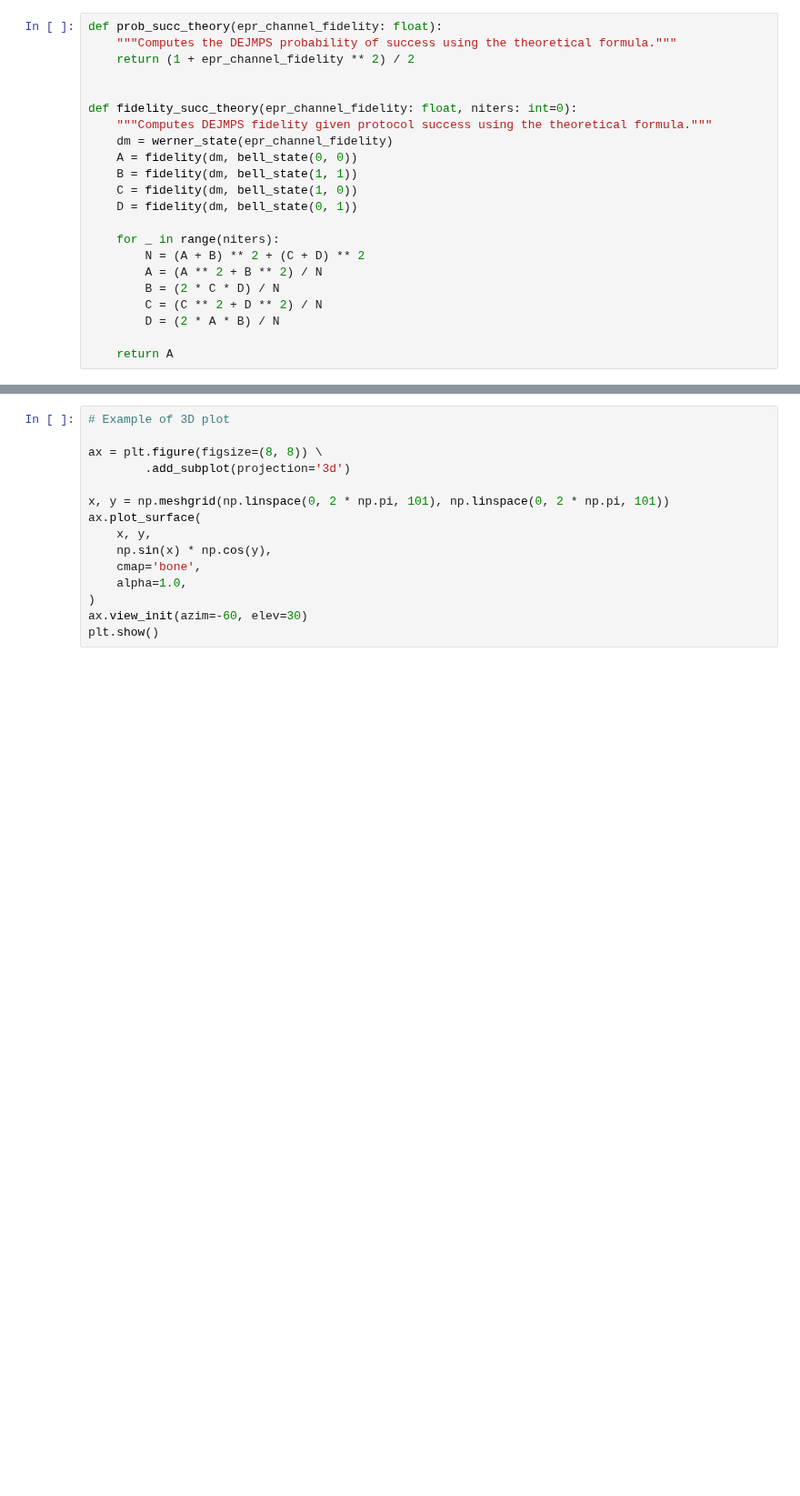
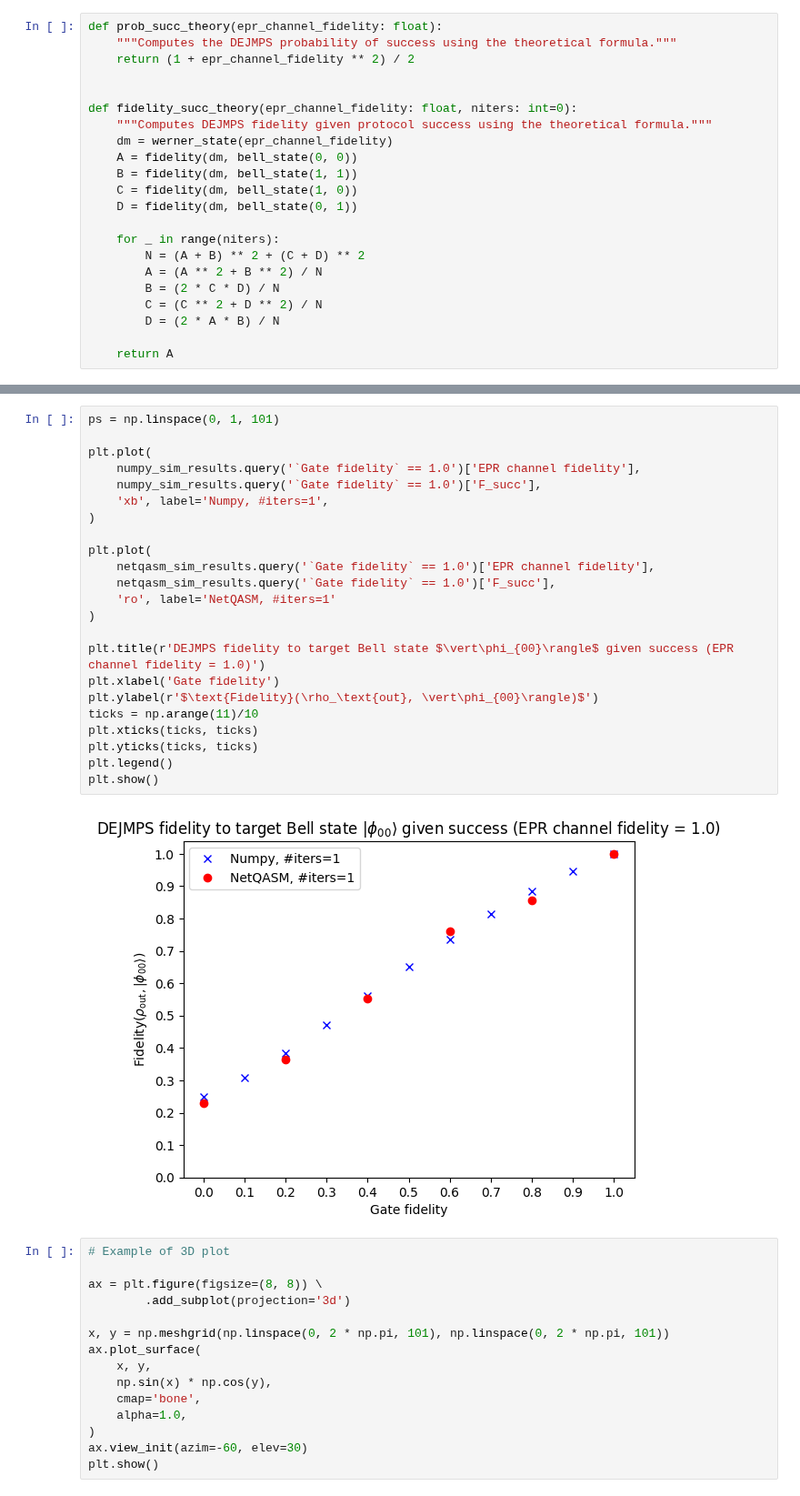
Before and after one commit to iDragos1234/CS4090, a Jupyter notebook: project/dejmps/dejmps_simulation.ipynb, the cells around one changed output, grey strips where cells are left out. Shown at 91% size. Drawn from its saved outputs; the diff is of its cells as text; blank space fills up the shorter version.

```diff
--- a/project/dejmps/dejmps_simulation.ipynb
+++ b/project/dejmps/dejmps_simulation.ipynb
@@ -205,3 +249,28 @@ plt.show()
+# %%
+ps = np.linspace(0, 1, 101)
+
+plt.plot(
+    numpy_sim_results.query('`Gate fidelity` == 1.0')['EPR channel fidelity'],
+    numpy_sim_results.query('`Gate fidelity` == 1.0')['F_succ'],
+    'xb', label='Numpy, #iters=1',
+)
+
+plt.plot(
+    netqasm_sim_results.query('`Gate fidelity` == 1.0')['EPR channel fidelity'],
+    netqasm_sim_results.query('`Gate fidelity` == 1.0')['F_succ'],
+    'ro', label='NetQASM, #iters=1'
+)
+
+plt.title(r'DEJMPS fidelity to target Bell state $\vert\phi_{00}\rangle$ given success (EPR channel fidelity = 1.0)')
+plt.xlabel('Gate fidelity')
+plt.ylabel(r'$\text{Fidelity}(\rho_\text{out}, \vert\phi_{00}\rangle)$')
+ticks = np.arange(11)/10
+plt.xticks(ticks, ticks)
+plt.yticks(ticks, ticks)
+plt.legend()
+plt.show()
+# %% [output]
+[figure, added]
 # %%
 # Example of 3D plot
 
```
Also changed, not shown: parts of 6 cells of this notebook, 3 other files.
